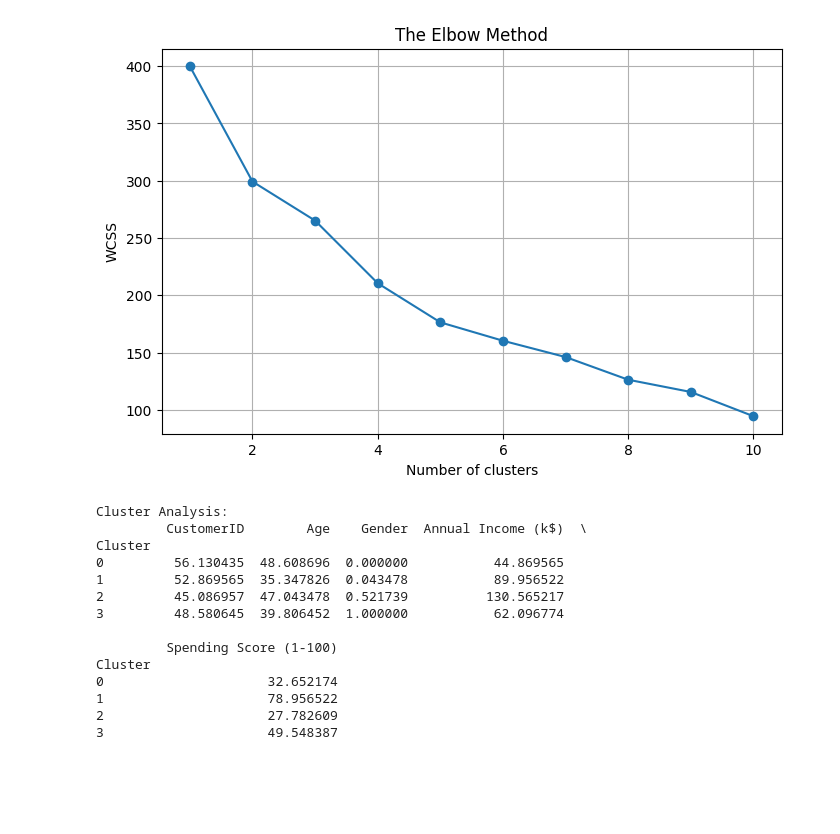
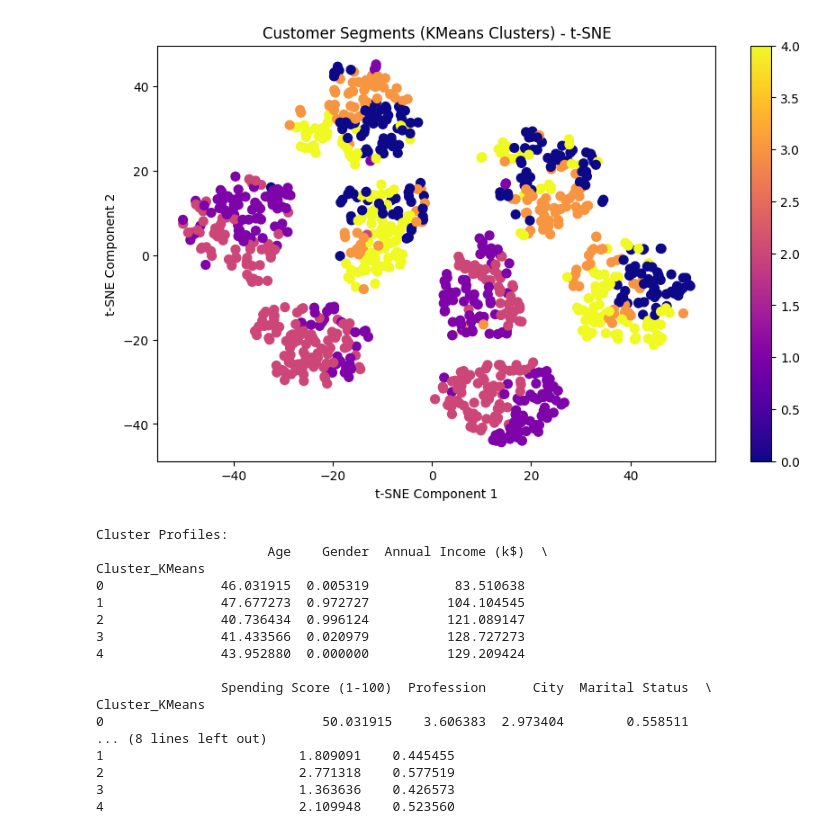
Before and after one commit to sivakrishna648/Customer-Segmentation-Analysis, a Jupyter notebook: Customer_Segmentation_Analysis.ipynb, the cells around one changed output. Drawn from its saved outputs; the diff is of its cells as text; code cells hidden in the pictures; blank space fills up the shorter version.

```diff
--- a/Customer_Segmentation_Analysis.ipynb
+++ b/Customer_Segmentation_Analysis.ipynb
@@ -86,30 +78,15 @@ plt.show()
-# %%
-# Plot the Elbow Method graph
-plt.figure(figsize=(8,5))
-plt.plot(range(1, 11), wcss, marker='o')
-plt.title('The Elbow Method')
-plt.xlabel('Number of clusters')
-plt.ylabel('WCSS')
-plt.grid(True)
-plt.show()
-# %% [output]
-[figure, removed]
-# %%
-# Analyze the clusters
-print("\nCluster Analysis:")
-print(data.groupby('Cluster').mean())
-# %% [output]
-Cluster Analysis:
-         CustomerID        Age    Gender  Annual Income (k$)  \
-Cluster
-0         56.130435  48.608696  0.000000           44.869565
-1         52.869565  35.347826  0.043478           89.956522
-2         45.086957  47.043478  0.521739          130.565217
-3         48.580645  39.806452  1.000000           62.096774
-
-         Spending Score (1-100)
-Cluster
-0                     32.652174
-1                     78.956522
-2                     27.782609
-3                     49.548387
+# %%
+# 13. Dimensionality Reduction for Visualization with t-SNE
+tsne = TSNE(n_components=2, perplexity=30, n_iter=3000, random_state=42)
+X_tsne = tsne.fit_transform(X_scaled)
+# %%
+# 14. Plot Clusters (KMeans Example with t-SNE)
+plt.figure(figsize=(10,6))
+plt.scatter(X_tsne[:,0], X_tsne[:,1], c=kmeans_labels, cmap='plasma', s=50)
+plt.title('Customer Segments (KMeans Clusters) - t-SNE')
+plt.xlabel('t-SNE Component 1')
+plt.ylabel('t-SNE Component 2')
+plt.colorbar()
+plt.show()
+# %% [output]
+[figure, added]
@@ -115,0 +101,23 @@ Cluster
+# %%
+# 17. Profile the KMeans Clusters
+cluster_profiles = df.groupby('Cluster_KMeans')[features].mean()
+print("\nCluster Profiles:")
+print(cluster_profiles)
+# %% [output]
+Cluster Profiles:
+                      Age    Gender  Annual Income (k$)  \
+Cluster_KMeans
+0               46.031915  0.005319           83.510638
+1               47.677273  0.972727          104.104545
+2               40.736434  0.996124          121.089147
+3               41.433566  0.020979          128.727273
+4               43.952880  0.000000          129.209424
+
+                Spending Score (1-100)  Profession      City  Marital Status  \
+Cluster_KMeans
+0                            50.031915    3.606383  2.973404        0.558511
+... (8 lines left out)
+1                         1.809091    0.445455
+2                         2.771318    0.577519
+3                         1.363636    0.426573
+4                         2.109948    0.523560
```
Also changed, not shown: parts of 22 cells of this notebook.
